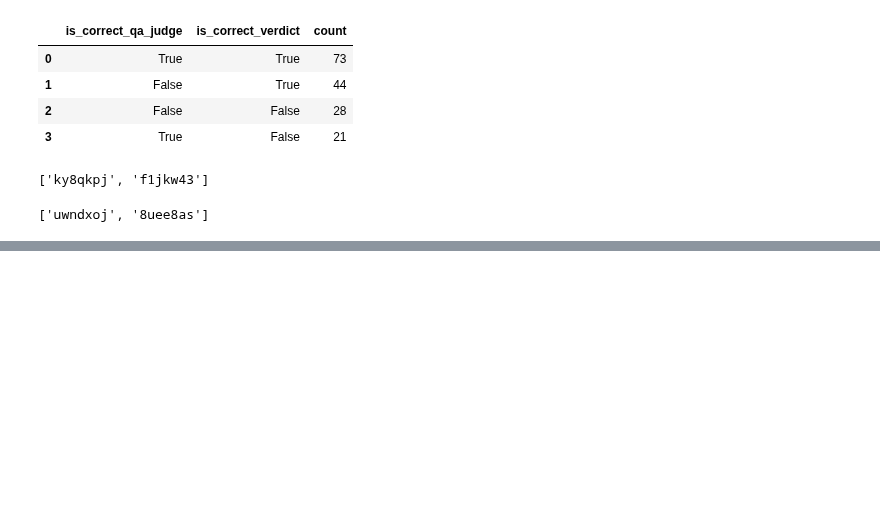
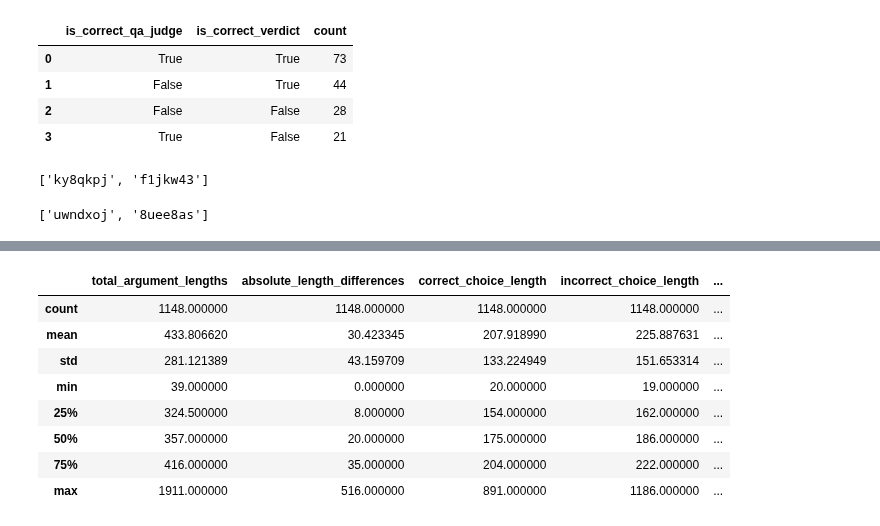
Before and after one commit to joshlevy89/llm_judge_debate_NEW, a Jupyter notebook: analysis/qualitative.ipynb, the cells around one changed output, grey strips where cells are left out. Saved outputs shown, nothing was run; the diff lists cells and outputs as text; code cells hidden in the pictures; blank space fills up the shorter version.

```diff
--- a/analysis/qualitative.ipynb
+++ b/analysis/qualitative.ipynb
@@ -53,0 +165,12 @@ ttf['record_id_verdicts'].tolist()[:2]
+# %%
+tft[['total_argument_lengths', 'absolute_length_differences', 'correct_choice_length', 'incorrect_choice_length', 'correct_minus_incorrect_length']].describe()
+# %% [output]
+|  | total_argument_lengths | absolute_length_differences | correct_choice_length | incorrect_choice_length | ... |
+| count | 1148.000000 | 1148.000000 | 1148.000000 | 1148.000000 | ... |
+| mean | 433.806620 | 30.423345 | 207.918990 | 225.887631 | ... |
+| std | 281.121389 | 43.159709 | 133.224949 | 151.653314 | ... |
+| min | 39.000000 | 0.000000 | 20.000000 | 19.000000 | ... |
+| 25% | 324.500000 | 8.000000 | 154.000000 | 162.000000 | ... |
+| 50% | 357.000000 | 20.000000 | 175.000000 | 186.000000 | ... |
+| 75% | 416.000000 | 35.000000 | 204.000000 | 222.000000 | ... |
+| max | 1911.000000 | 516.000000 | 891.000000 | 1186.000000 | ... |
```
Also changed, not shown: parts of 24 cells of this notebook.
